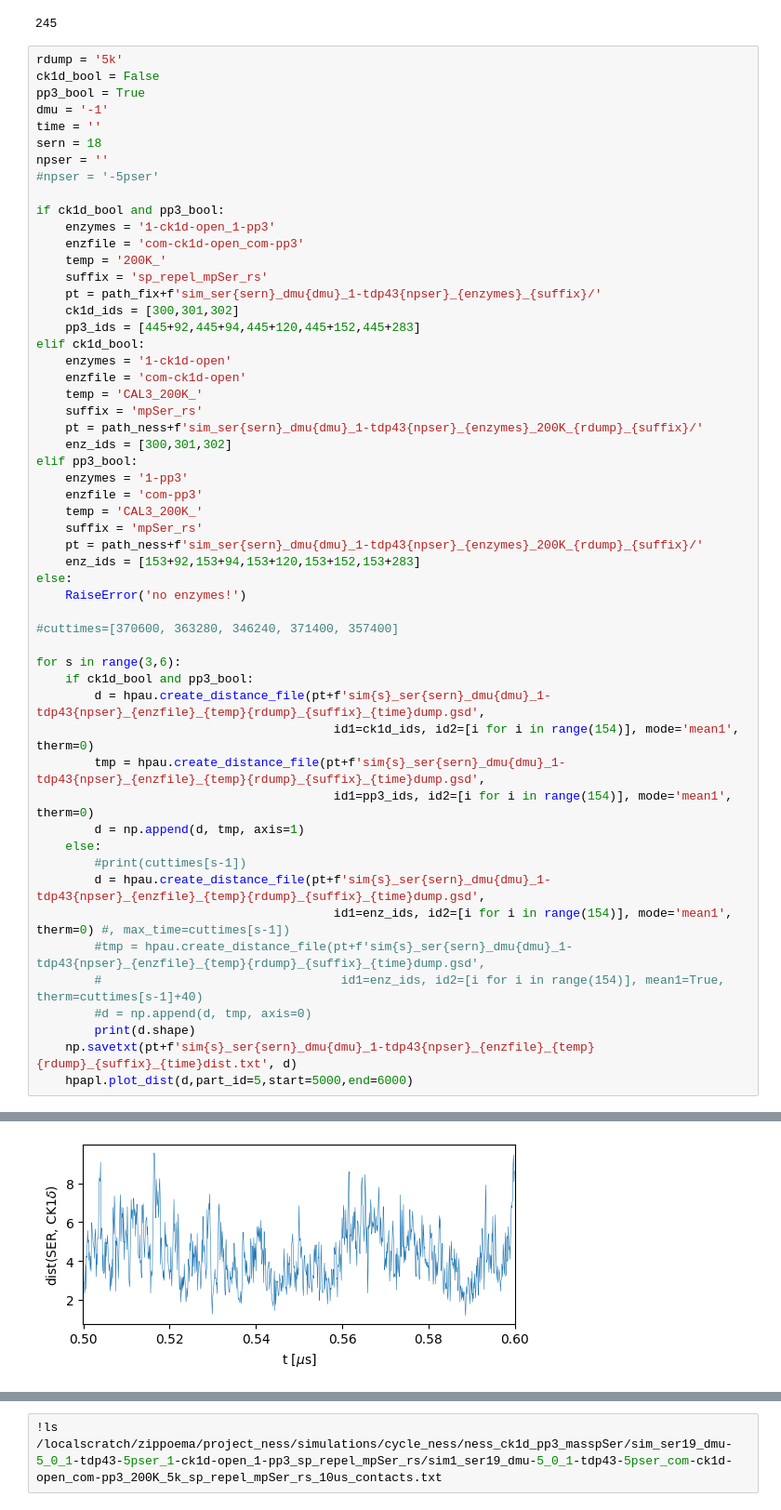
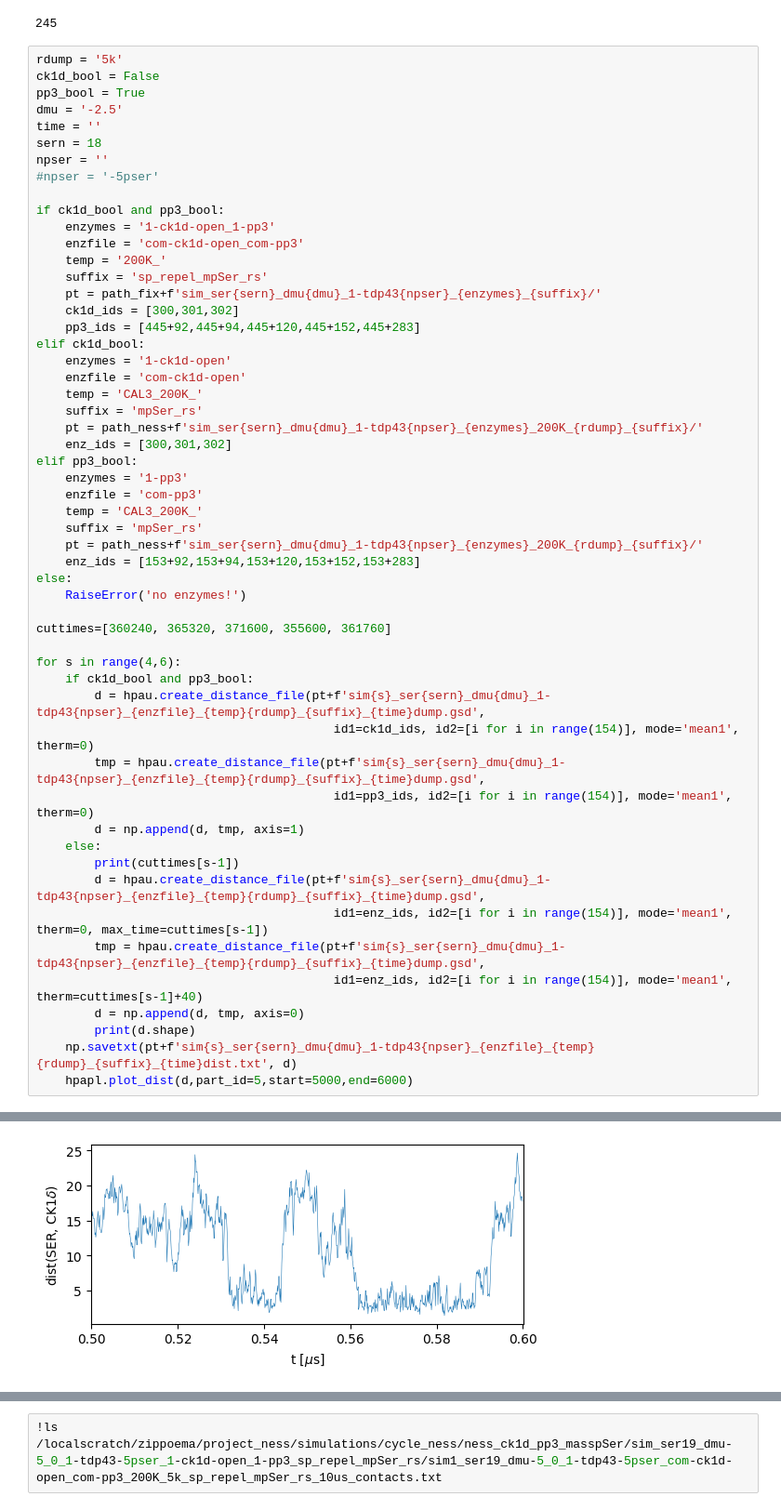
Before and after one commit to ezippo/HPA, a Jupyter notebook: process_traj.ipynb, the cells around one changed output, grey strips where cells are left out. Shown at 93% size. Drawn from its saved outputs; the diff is of its cells as text.

```diff
--- a/process_traj.ipynb
+++ b/process_traj.ipynb
@@ -152,7 +152,7 @@ for i in [2500]:
 rdump = '5k'
 ck1d_bool = False
 pp3_bool = True
-dmu = '-1'
+dmu = '-2.5'
 time = ''
 sern = 18
 npser = ''
@@ -183,9 +183,9 @@ elif pp3_bool:
 else:
     RaiseError('no enzymes!')
 
-#cuttimes=[370600, 363280, 346240, 371400, 357400]
+cuttimes=[360240, 365320, 371600, 355600, 361760]
 
-for s in range(3,6):
+for s in range(4,6):
     if ck1d_bool and pp3_bool:
         d = hpau.create_distance_file(pt+f'sim{s}_ser{sern}_dmu{dmu}_1-tdp43{npser}_{enzfile}_{temp}{rdump}_{suffix}_{time}dump.gsd',
                                          id1=ck1d_ids, id2=[i for i in range(154)], mode='mean1', therm=0)
@@ -193,12 +193,12 @@ for s in range(3,6):
                                          id1=pp3_ids, id2=[i for i in range(154)], mode='mean1', therm=0)
         d = np.append(d, tmp, axis=1)
     else:
-        #print(cuttimes[s-1])
+        print(cuttimes[s-1])
         d = hpau.create_distance_file(pt+f'sim{s}_ser{sern}_dmu{dmu}_1-tdp43{npser}_{enzfile}_{temp}{rdump}_{suffix}_{time}dump.gsd',
-                                         id1=enz_ids, id2=[i for i in range(154)], mode='mean1', therm=0) #, max_time=cuttimes[s-1])
-        #tmp = hpau.create_distance_file(pt+f'sim{s}_ser{sern}_dmu{dmu}_1-tdp43{npser}_{enzfile}_{temp}{rdump}_{suffix}_{time}dump.gsd',
-        #                                 id1=enz_ids, id2=[i for i in range(154)], mean1=True, therm=cuttimes[s-1]+40)
-        #d = np.append(d, tmp, axis=0)
+                                         id1=enz_ids, id2=[i for i in range(154)], mode='mean1', therm=0, max_time=cuttimes[s-1])
+        tmp = hpau.create_distance_file(pt+f'sim{s}_ser{sern}_dmu{dmu}_1-tdp43{npser}_{enzfile}_{temp}{rdump}_{suffix}_{time}dump.gsd',
+                                         id1=enz_ids, id2=[i for i in range(154)], mode='mean1', therm=cuttimes[s-1]+40)
+        d = np.append(d, tmp, axis=0)
         print(d.shape)
     np.savetxt(pt+f'sim{s}_ser{sern}_dmu{dmu}_1-tdp43{npser}_{enzfile}_{temp}{rdump}_{suffix}_{time}dist.txt', d)
     hpapl.plot_dist(d,part_id=5,start=5000,end=6000)
@@ -207 +208 @@ for s in range(3,6):
-[figure, old version]
+[figure, new version]
```
Also changed, not shown: parts of 1 cell of this notebook.
